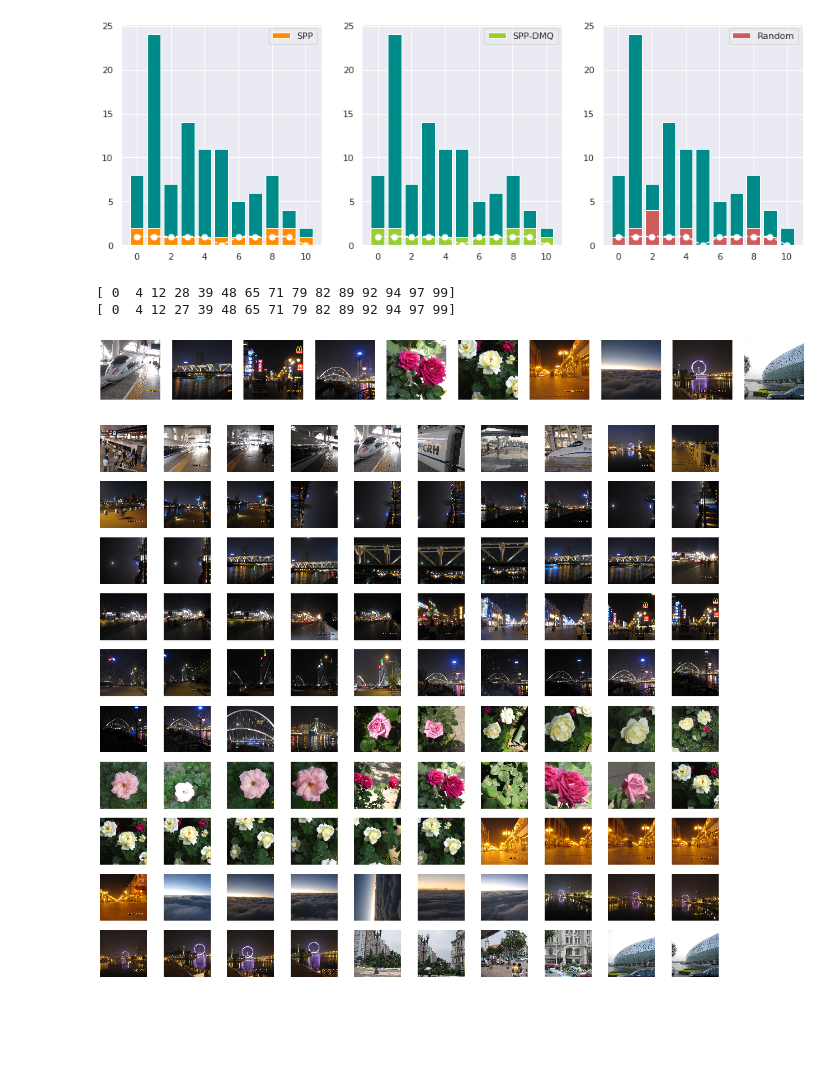
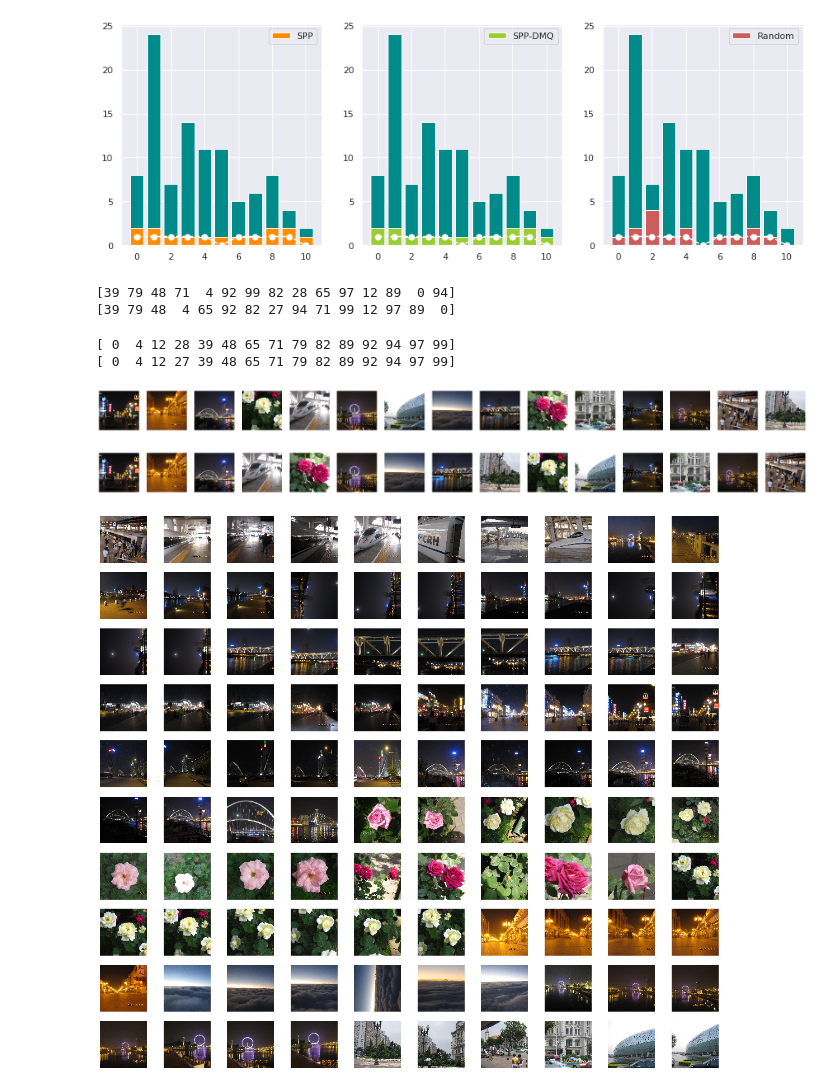
Before and after one commit to neerajaabhyankar/fair-cohort-selection, a Jupyter notebook: try-imagesumm.ipynb, the cells around one changed output. Saved outputs shown, nothing was run; the diff lists cells and outputs as text; code cells hidden in the pictures; blank space fills up the shorter version.

```diff
--- a/expts-imagesumm.ipynb
+++ b/try-imagesumm.ipynb
@@ -171,6 +171,12 @@ Objective of random selection 0.3536492537834365
 [figure]
 [figure]
 [figure]
+# %%
+print(S_s)
+print(S_sq)
+# %% [output]
+[39 79 48 71  4 92 99 82 28 65 97 12 89  0 94]
+[39 79 48  4 65 92 82 27 94 71 99 12 97 89  0]
 # %%
 print(np.sort(S_s))
 print(np.sort(S_sq))
@@ -178,9 +184,11 @@ print(np.sort(S_sq))
 [ 0  4 12 28 39 48 65 71 79 82 89 92 94 97 99]
 [ 0  4 12 27 39 48 65 71 79 82 89 92 94 97 99]
 # %%
-plotsumm(data_dir+"set{}/".format(idx+1), 100, np.sort(S_s))
+plotsumm(data_dir+"set{}/".format(idx+1), n_samples, S_s)
+plotsumm(data_dir+"set{}/".format(idx+1), n_samples, S_sq)
 # %% [output]
-[figure, old version]
+[figure, new version]
+[figure, added]
 # %%
 plotall(data_dir+"set{}/".format(idx+1), 100)
 # %% [output]
```
